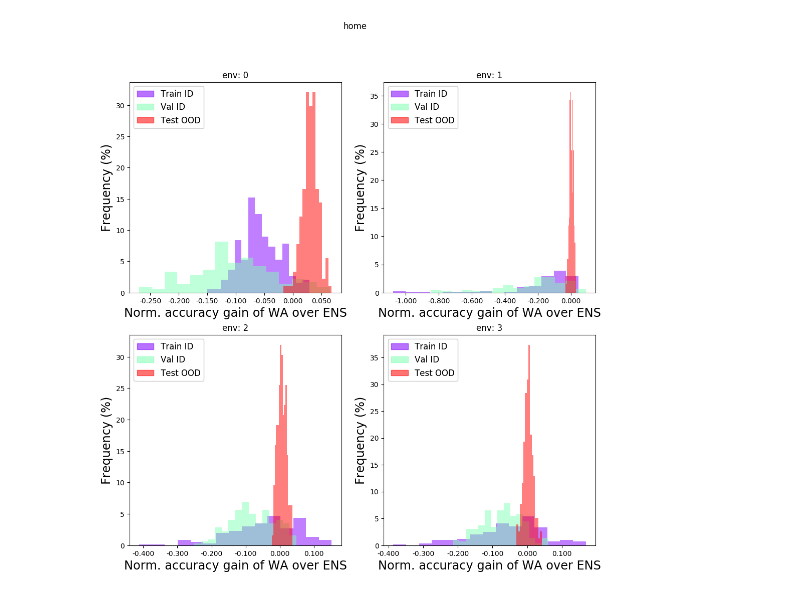
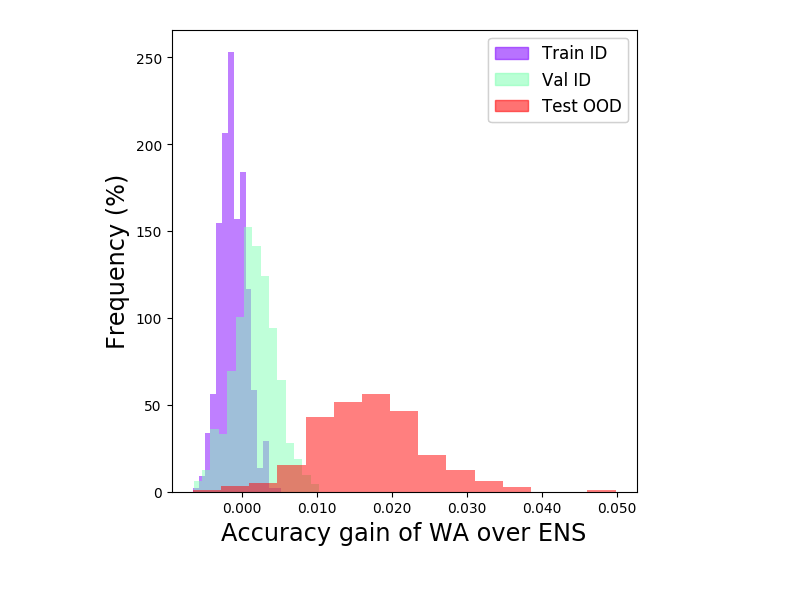
Before and after one commit to alexrame/domainbedv2, a Jupyter notebook: notebooks/recycling/plot_ood_iid_dn.ipynb, the cells around one changed output. Cells and saved outputs as stored; diff of their text form; code cells hidden in the pictures.

```diff
--- a/notebooks/recycling/plot_ood_iid_dn.ipynb
+++ b/notebooks/recycling/plot_ood_iid_dn.ipynb
@@ -40,60 +125,42 @@ yellow_cmp = ListedColormap(yellow)
 # %%
 list_markers = ["*", "o", "v", "^", "<", ">", ".", ",", "1", "2", "3", "4"]
-plt.rcParams["figure.figsize"] = (12, 12)
+plt.rcParams["figure.figsize"] = (6, 6)
 
 
 
 plot.dict_key_to_label.update(
     {
-        "acc-acc_ens":  "Accuracy gain of WA over ENS",
+        "trainin_acc-trainin_acc_ens": "Accuracy gain of WA over ENS",
+        "acc-acc_ens": "Accuracy gain of WA over ENS",
         "acc-acc_ens/1-acc_ens": "Norm. accuracy gain of WA over ENS",
     }
 )
 
 plot.FORMAT_X=3
 
 dataset="home"
 
-fig, axes = plt.subplots(2, 2)
-for test_env in [0, 1, 2, 3]:
-    # ax1 = axes[test_env % 2][test_env // 2]
-    # plot.plot_basic_scatter(
-    #     all_best.d[dataset],
-    #     ax1=ax1,
-    #     title="env: " + str(test_env),
-    #     # keycolor="lengthf",
-    #     markers=list_markers,
-    #     key_x="lengthf",
-    #     keys_y=["trainin_acc-trainin_acc_ens", "train_acc-train_acc_ens", "acc-acc_ens"],
-    #     # colors=list_colormaps,
-    #     loc="best" if test_env == 3 else "no",
-    #     lambda_filtering=lambda x: x["testenv"] == test_env,
-    #     kwargs={
-    #         "alpha": 0.4,
-    #         "s": 40
-    #     }
-    # )
-    plot.plot_histogram_keys(
-        [x for x in all_best.d[dataset] if x["testenv"] == test_env],
+for test_env in [0]:
+    fig = plot.plot_histogram_keys(
+        home0_steps.l[0],
+        # [x for x in all_best.d[dataset] if x["testenv"] == test_env],
         list_keys=[
-            "trainin_acc-trainin_acc_ens/1-trainin_acc_ens",
-            "train_acc-train_acc_ens/1-train_acc_ens",
-            "acc-acc_ens/1-acc_ens"
-        ],
+            # "env_2_in_acc-env_2_in_acc_ens",
+            "trainin_acc-trainin_acc_ens",
+            "train_acc-train_acc_ens",
+            "acc-acc_ens"
+            ],
         labels=[
+            # "Train ID Corrupted",
             "Train ID",
             "Val ID",
-            "Test OOD"],
+            "Test OOD"
+        ],
         loc="best",
-        ax1=axes[test_env // 2][test_env % 2],
         # limits={"freq": [0, 100]},
-        title="env: " + str(test_env),
     )
-
-plt.suptitle(dataset)
-fig.show()
 # %% [output]
-[figure, old version]
+[figure, new version]
 # %%
 MIN_STEP=-1000
 MAX_STEP=15001
```
Also changed, not shown: parts of 4 cells of this notebook, 3 other files.
